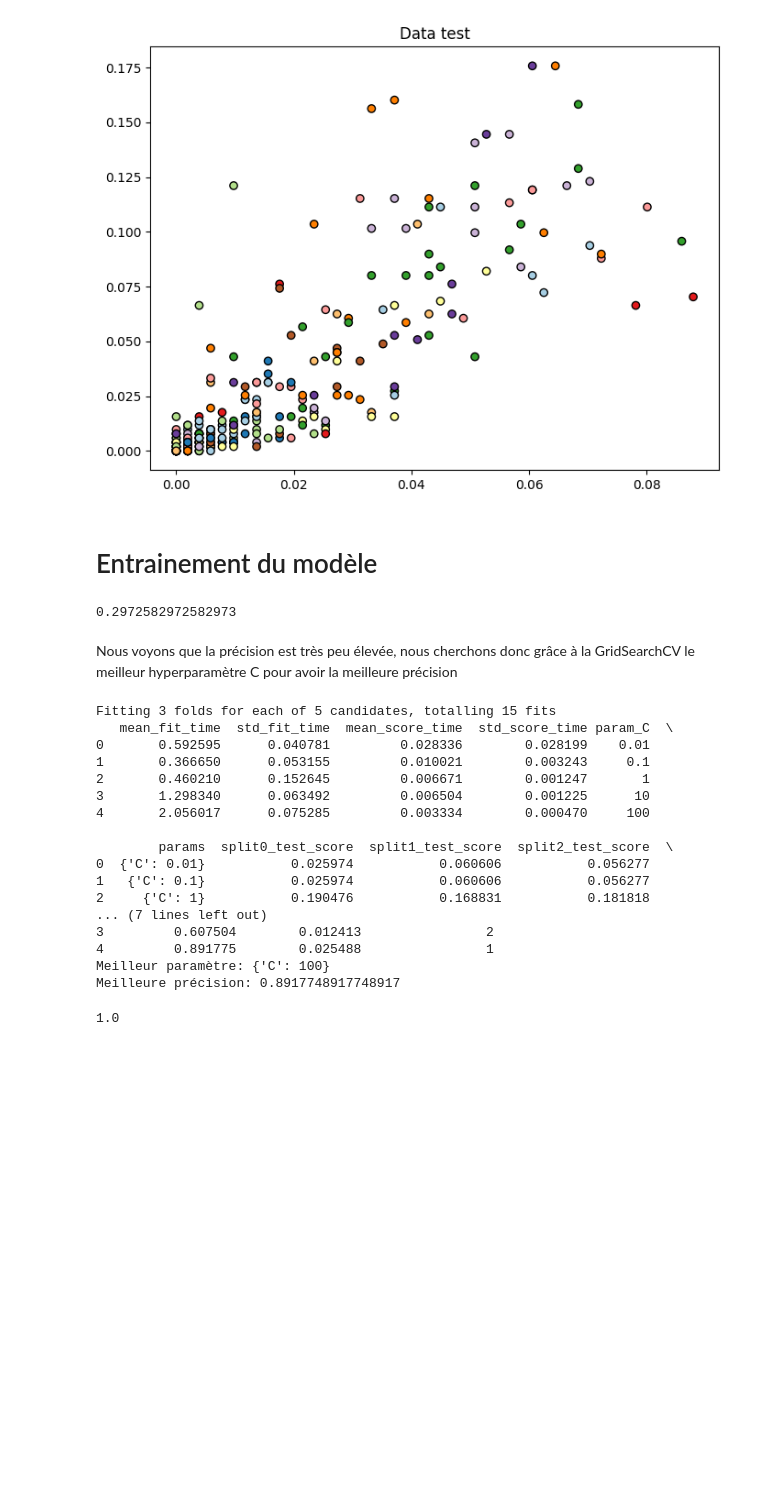
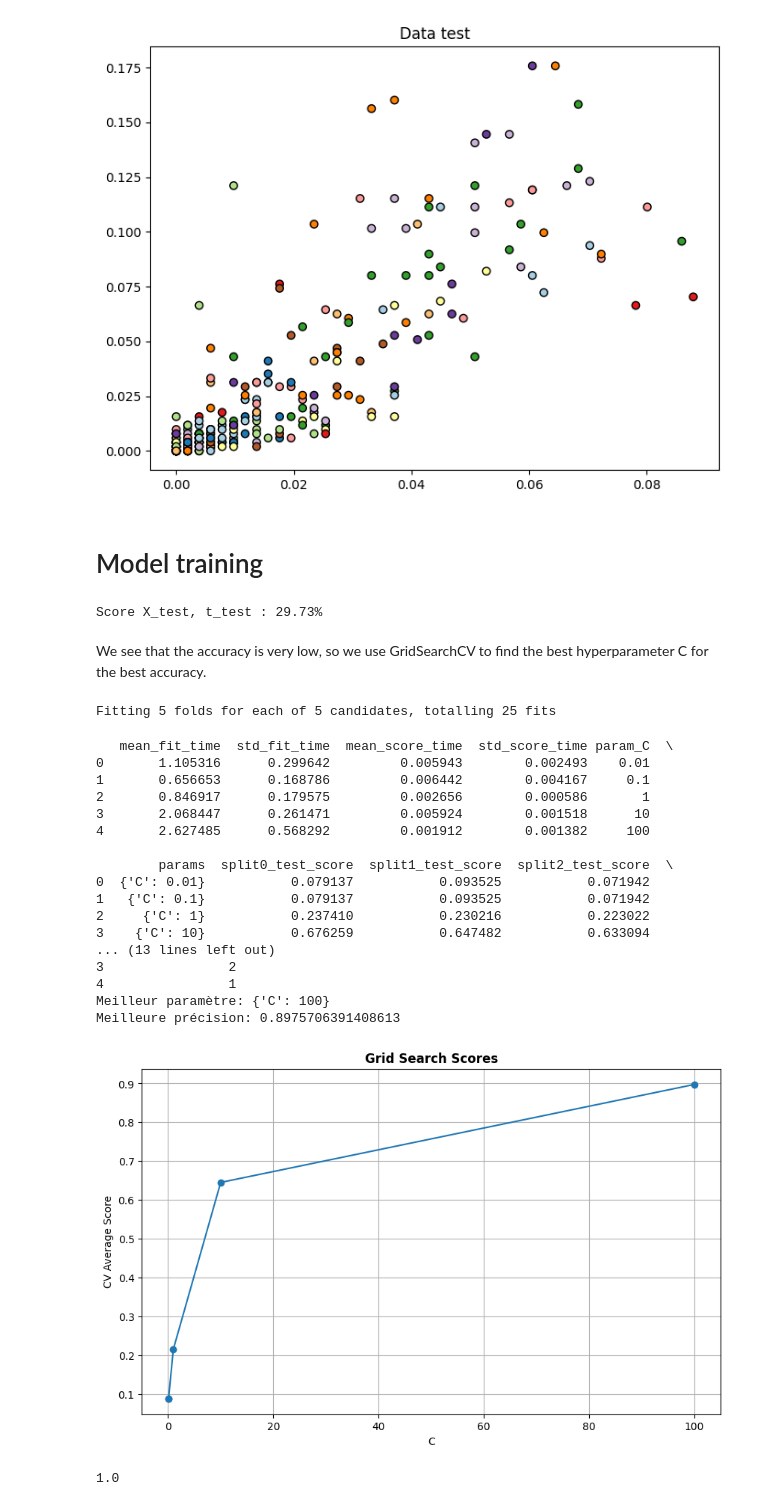
Before and after one commit to Alexandre-Leclercq/technique_apprentissage_projet, a Jupyter notebook: notebook/logistic_regression.ipynb, the cells around one changed output. Saved outputs shown, nothing was run; the diff lists cells and outputs as text; code cells hidden in the pictures; blank space fills up the shorter version.

Commit message:
Translate the comments to English and change the visualization method

```diff
--- a/notebook/logistic_regression.ipynb
+++ b/notebook/logistic_regression.ipynb
@@ -23,4 +26,20 @@ df_data
 | 988 | 1582 | Quercus_Rubra | 0.000000 | 0.000000 | 0.046875 | 0.056641 | 0.009766 | 0.000000 | 0.000000 | 0.0 | ... | ... |
 | 989 | 1584 | Quercus_Afares | 0.023438 | 0.019531 | 0.031250 | 0.015625 | 0.005859 | 0.019531 | 0.035156 | 0.0 | ... | ... |
 990 rows × 194 columns
+# %%
+def plot_grid_search_single_param(cv_results, grid_param, name_param, figsize=(10, 6)):
+    # Get Test Scores Mean for each grid search
+    scores_mean = cv_results['mean_test_score']
+
+    # Plot the 2D curve
+    plt.figure(figsize=figsize)
+    plt.plot(grid_param, scores_mean, '-o')
+
+    # Add labels and a title
+    plt.xlabel(name_param)
+    plt.ylabel('CV Average Score')
+    plt.title("Grid Search Scores", fontsize=12, fontweight='bold')
+
+    plt.grid(True)
+    plt.show()
 # %% [markdown]
@@ -65,56 +83,59 @@ plt.show()
 # %% [output]
 [figure]
 # %% [markdown]
-# Entrainement du modèle
+# Model training
 # %%
-#Premier entrainement sans optimisation de l'hyperparamètre
+#First training without hyperparameter optimization
 model = LogisticRegression(multi_class='multinomial', max_iter=1000)
 model.fit(X_train, t_train)
 
-model.score(X_train, t_train)
+print("Score X_test, t_test : {:.2f}%".format(model.score(X_train, t_train)*100))
 # %% [output]
-0.2972582972582973
+Score X_test, t_test : 29.73%
 # %% [markdown]
-Nous voyons que la précision est très peu élevée, nous cherchons donc grâce à la GridSearchCV le meilleur hyperparamètre C pour avoir la meilleure précision
+We see that the accuracy is very low, so we use GridSearchCV to find the best hyperparameter C for the best accuracy.
 # %%
-from sklearn.model_selection import GridSearchCV
-
-# Paramètre à tester
+#Parameter to test
 param_grid = {
     'C': [0.01, 0.1, 1, 10, 100]  # C'est l'inverse de la force de régularisation
 }
 
-# Création du modèle de recherche sur grille
-grid_search = GridSearchCV(LogisticRegression(multi_class='multinomial', max_iter=1000), param_grid, cv=3, verbose=3, n_jobs=-1)
+#Creating the grid search model
+grid_search = GridSearchCV(LogisticRegression(multi_class='multinomial', max_iter=1000), param_grid, cv=5, verbose=3, n_jobs=-1)
 
-# Entraînement du modèle avec la recherche sur grille
+#Model training with grid search
 grid_search.fit(X_train, t_train)
 
-# Affichage des différentes split en fonction du paramètre C
+#Split display according to C parameter
 results = pd.DataFrame.from_dict(grid_search.cv_results_)
 print(results)
 
-# Meilleur paramètre et meilleure précision
+#Better parameters and precision
 print("Meilleur paramètre:", grid_search.best_params_)
 print("Meilleure précision:", grid_search.best_score_)
 # %% [output]
-Fitting 3 folds for each of 5 candidates, totalling 15 fits
-   mean_fit_time  std_fit_time  mean_score_time  std_score_time param_C  \
-0       0.592595      0.040781         0.028336        0.028199    0.01
-1       0.366650      0.053155         0.010021        0.003243     0.1
-2       0.460210      0.152645         0.006671        0.001247       1
-3       1.298340      0.063492         0.006504        0.001225      10
-4       2.056017      0.075285         0.003334        0.000470     100
-
-        params  split0_test_score  split1_test_score  split2_test_score  \
-0  {'C': 0.01}           0.025974           0.060606           0.056277
-1   {'C': 0.1}           0.025974           0.060606           0.056277
-2     {'C': 1}           0.190476           0.168831           0.181818
-... (7 lines left out)
-3         0.607504        0.012413                2
-4         0.891775        0.025488                1
-Meilleur paramètre: {'C': 100}
-Meilleure précision: 0.8917748917748917
+Fitting 5 folds for each of 5 candidates, totalling 25 fits
+   mean_fit_time  std_fit_time  mean_score_time  std_score_time param_C  \
+0       1.105316      0.299642         0.005943        0.002493    0.01
+1       0.656653      0.168786         0.006442        0.004167     0.1
+2       0.846917      0.179575         0.002656        0.000586       1
+3       2.068447      0.261471         0.005924        0.001518      10
+4       2.627485      0.568292         0.001912        0.001382     100
+
+        params  split0_test_score  split1_test_score  split2_test_score  \
+0  {'C': 0.01}           0.079137           0.093525           0.071942
+1   {'C': 0.1}           0.079137           0.093525           0.071942
+2     {'C': 1}           0.237410           0.230216           0.223022
+3    {'C': 10}           0.676259           0.647482           0.633094
+... (13 lines left out)
+3                2
+4                1
+Meilleur paramètre: {'C': 100}
+Meilleure précision: 0.8975706391408613
+# %%
+plot_grid_search_single_param(results, param_grid['C'], 'C')
+# %% [output]
+[figure, added]
 # %%
 # Nous entrainons le modèle avec le meilleur paramètre C
 model = LogisticRegression(multi_class='multinomial',max_iter=1000, C=100, n_jobs=-1)
```
Also changed, not shown: parts of 8 cells of this notebook.
